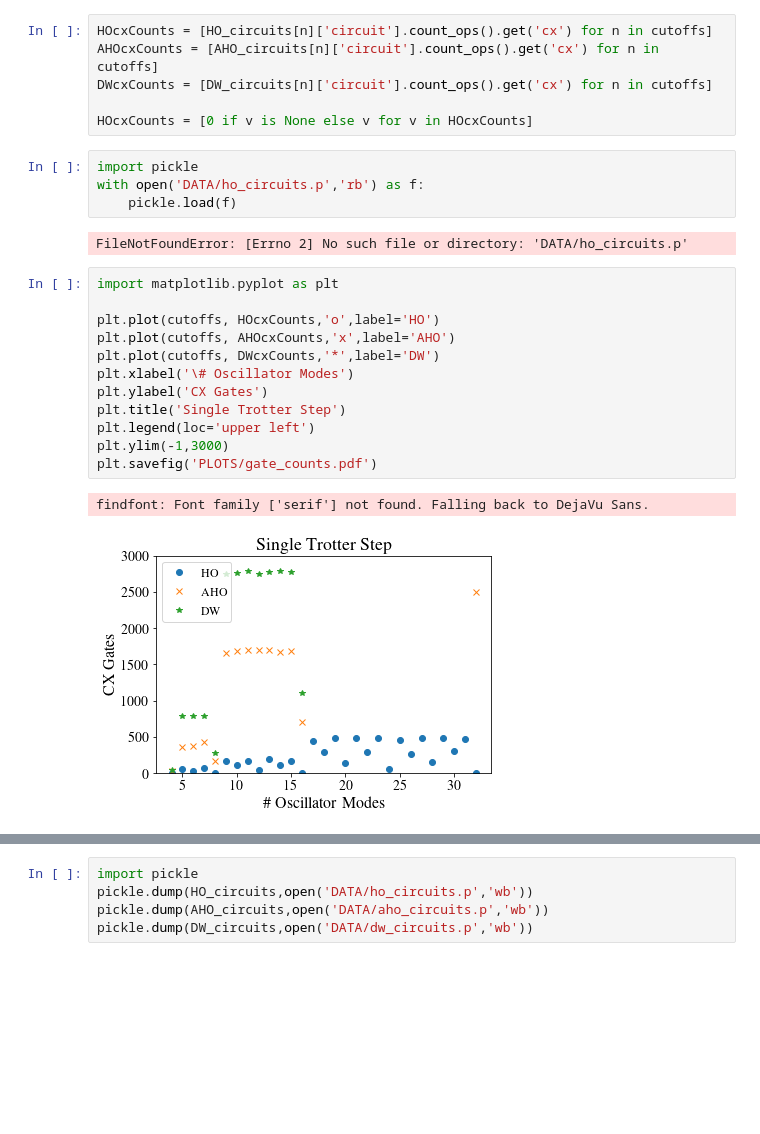
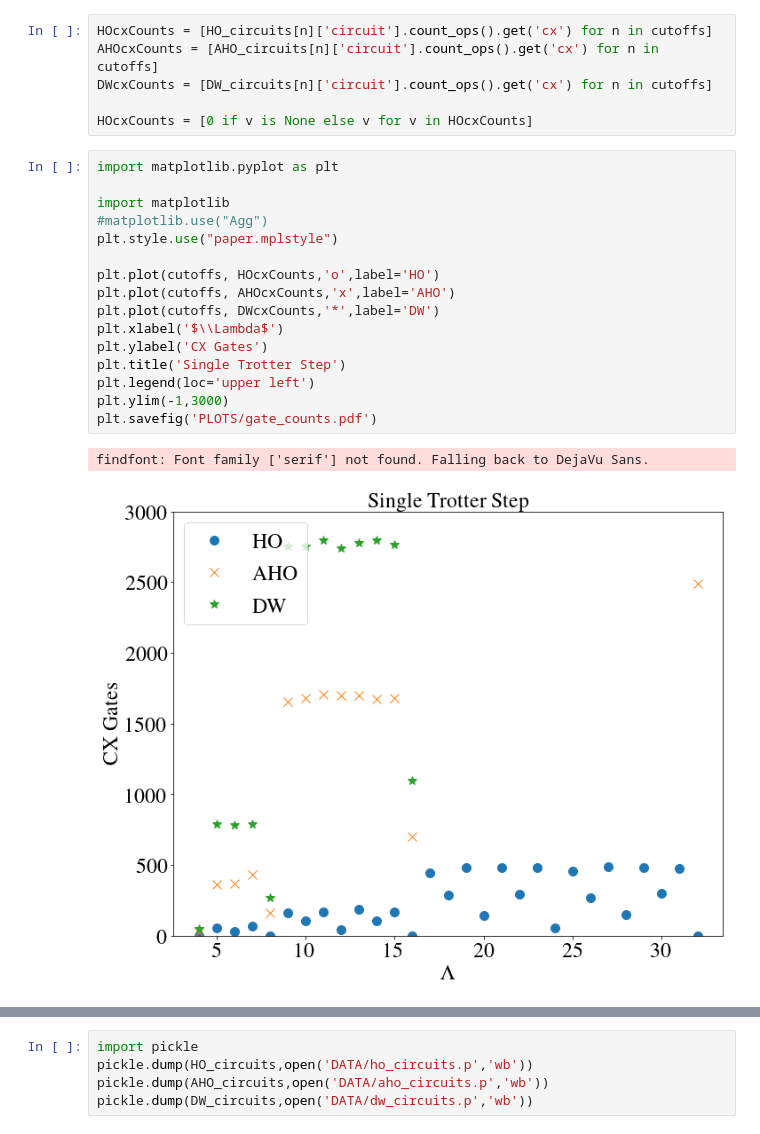
Before and after one commit to chrisculver/SUSY_QuantumComputing, a Jupyter notebook: tutorials/GateCountScaling.ipynb, the cells around one changed output, grey strips where cells are left out. Saved outputs shown, nothing was run; the diff lists cells and outputs as text; blank space fills up the shorter version.

Commit message:
Plots updated

```diff
--- a/tutorials/GateCountScaling.ipynb
+++ b/tutorials/GateCountScaling.ipynb
@@ -62,24 +63,22 @@ AHOcxCounts = [AHO_circuits[n]['circuit'].count_ops().get('cx') for n in cutoffs
 DWcxCounts = [DW_circuits[n]['circuit'].count_ops().get('cx') for n in cutoffs]
 
 HOcxCounts = [0 if v is None else v for v in HOcxCounts]
-# %%
-import pickle
-with open('DATA/ho_circuits.p','rb') as f:
-    pickle.load(f)
-# %% [output]
-FileNotFoundError: [Errno 2] No such file or directory: 'DATA/ho_circuits.p'
 # %%
 import matplotlib.pyplot as plt
+
+import matplotlib
+#matplotlib.use("Agg")
+plt.style.use("paper.mplstyle")
 
 plt.plot(cutoffs, HOcxCounts,'o',label='HO')
 plt.plot(cutoffs, AHOcxCounts,'x',label='AHO')
 plt.plot(cutoffs, DWcxCounts,'*',label='DW')
-plt.xlabel('\# Oscillator Modes')
+plt.xlabel('$\\Lambda$')
 plt.ylabel('CX Gates')
 plt.title('Single Trotter Step')
 plt.legend(loc='upper left')
 plt.ylim(-1,3000)
 plt.savefig('PLOTS/gate_counts.pdf')
 # %% [output]
 findfont: Font family ['serif'] not found. Falling back to DejaVu Sans.
-[figure, old version]
+[figure, new version]
```
Also changed, not shown: parts of 2 cells of this notebook, 9 other files.
